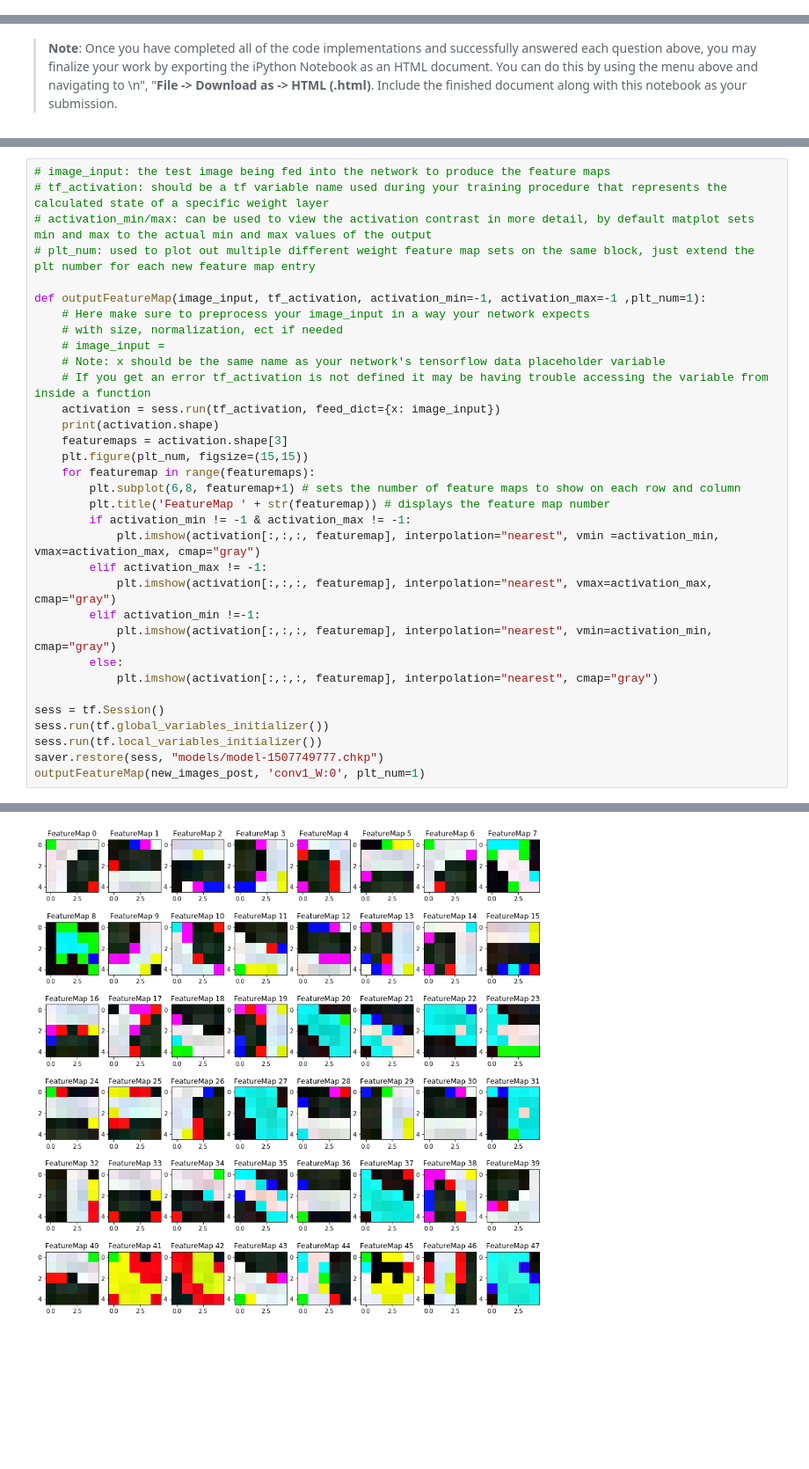
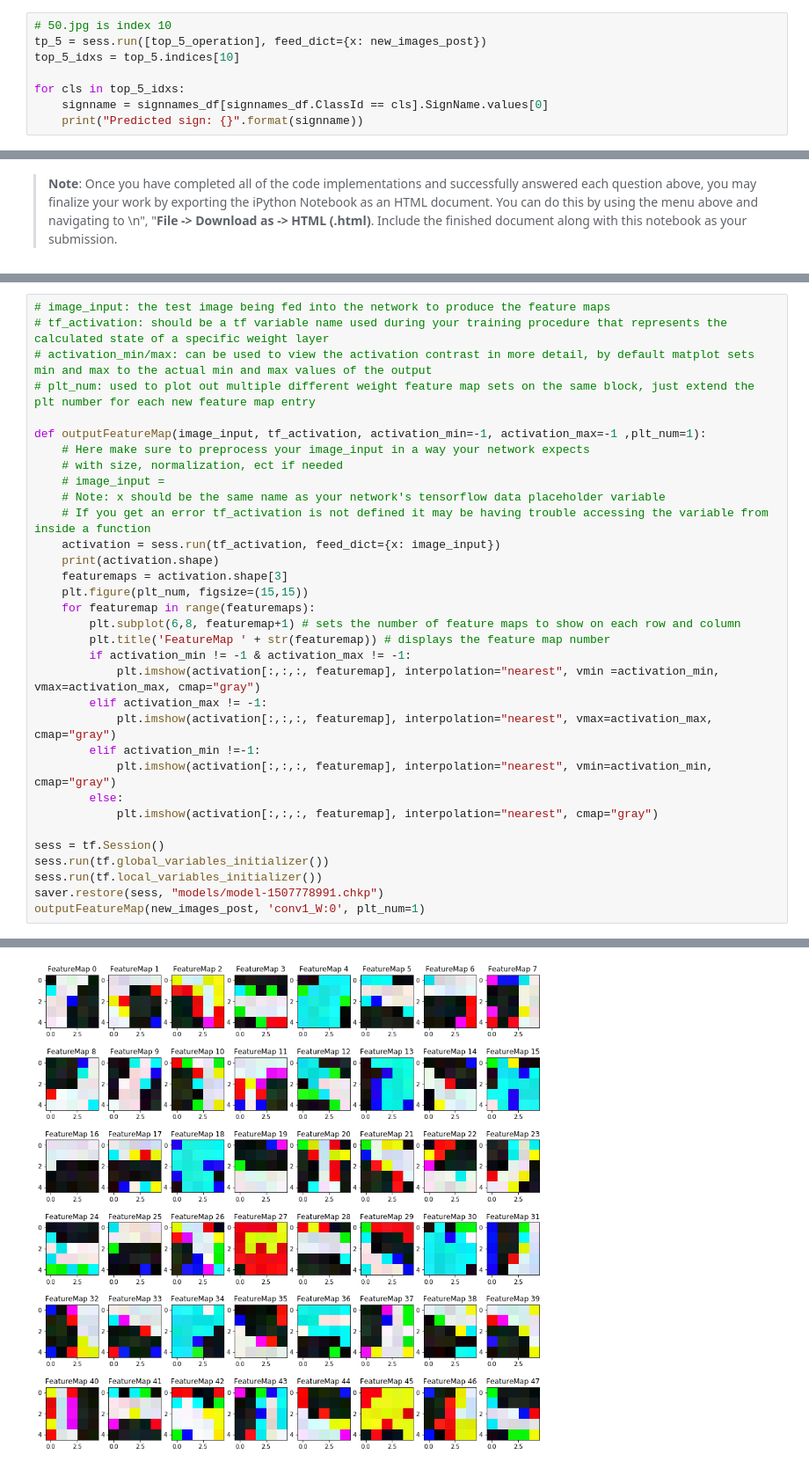
Before and after one commit to malhotraa/CarND-Traffic-Sign-Classifier-Project, a Jupyter notebook: Traffic_Sign_Classifier.ipynb, the cells around one changed output, grey strips where cells are left out. Shown at 88% size. Saved outputs shown, nothing was run; the diff lists cells and outputs as text; blank space fills up the shorter version.

Commit message:
Implement early stopping for model. Re-run inference on test set and new images from web. Re-plot weights from conv1 layer.

```diff
--- a/Traffic_Sign_Classifier.ipynb
+++ b/Traffic_Sign_Classifier.ipynb
@@ -738,0 +744,8 @@ I believe this is because the sign for general caution is very similar to the si
+# %%
+# 50.jpg is index 10
+tp_5 = sess.run([top_5_operation], feed_dict={x: new_images_post})
+top_5_idxs = top_5.indices[10]
+
+for cls in top_5_idxs:
+    signname = signnames_df[signnames_df.ClassId == cls].SignName.values[0]
+    print("Predicted sign: {}".format(signname))
@@ -793,6 +814,6 @@ def outputFeatureMap(image_input, tf_activation, activation_min=-1, activation_m
 sess = tf.Session()
 sess.run(tf.global_variables_initializer())
 sess.run(tf.local_variables_initializer())
-saver.restore(sess, "models/model-1507749777.chkp")
+saver.restore(sess, "models/model-1507778991.chkp")
 outputFeatureMap(new_images_post, 'conv1_W:0', plt_num=1)
 # %% [output]
@@ -800,2 +821,2 @@ INFO:tensorflow:Restoring parameters from models/model-1507749777.chkp
 (5, 5, 3, 48)
-[figure, old version]
+[figure, new version]
```
Also changed, not shown: parts of 11 cells of this notebook.
